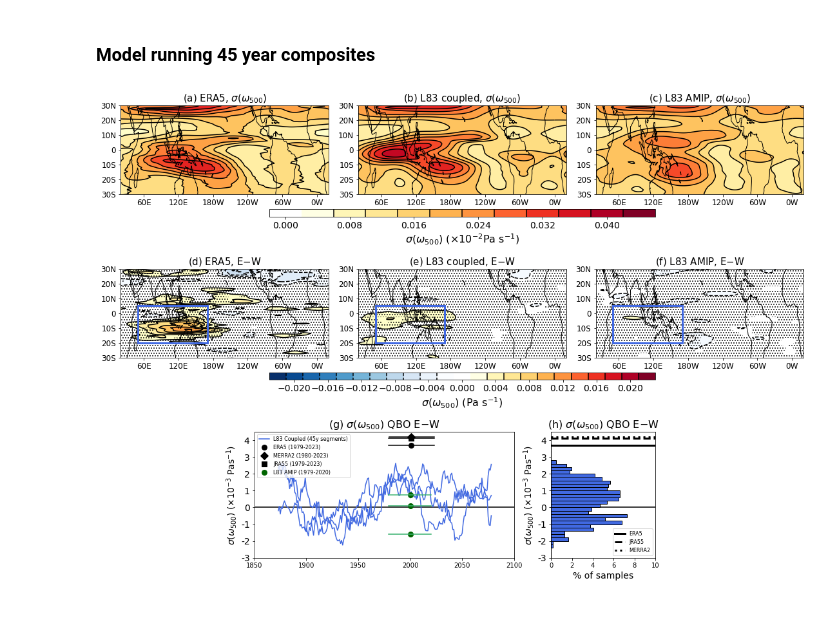
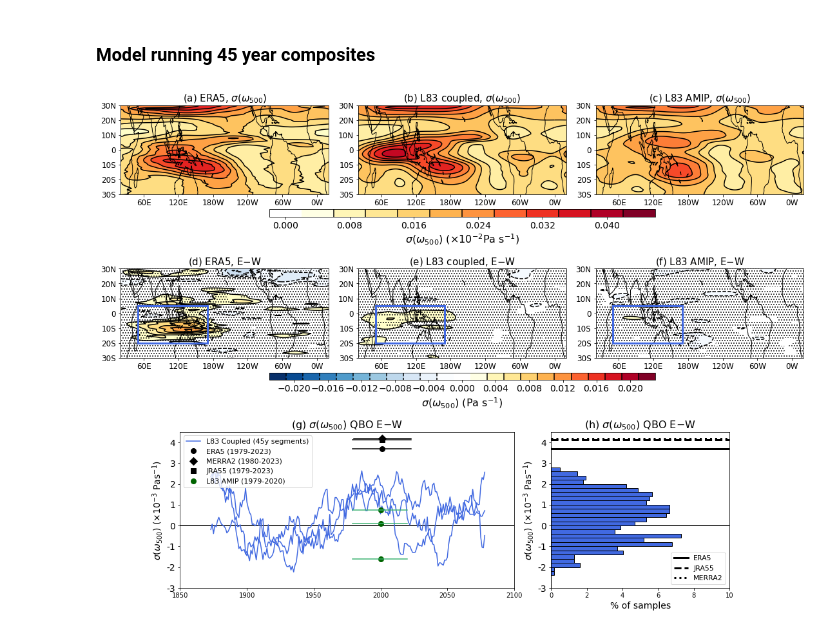
Before and after one commit to islasimpson/CAM7_vertres_paper, a Jupyter notebook: FIGURES/fig18.ipynb, the cells around one changed output. Drawn from its saved outputs; the diff is of its cells as text; code cells hidden in the pictures.

Commit message:
changing the panel and legend size

```diff
--- a/FIGURES/fig18.ipynb
+++ b/FIGURES/fig18.ipynb
@@ -229,7 +229,7 @@ ax = cbars.plotcolorbar(fig, 0.002,-0.022,0.022, '$\sigma(\omega_{500})$ (Pa s$^
                         ticks=[-0.02,-0.016,-0.012,-0.008,-0.004,0,0.004,0.008,0.012,0.016,0.02])
 
 
-ax = fig.add_axes([0.2,0.36,0.35,0.17])
+ax = fig.add_axes([0.1,0.32,0.45,0.21])
 ax.set_ylim(-0.003,0.0045)
 ax.set_xlim(1850,2100)
 ax.set_title('(g) $\sigma(\omega_{500})$ QBO E$-$W', fontsize=16)
@@ -260,34 +260,34 @@ ax.plot(np.arange(0,3,1)*0 + 2000, modelf_avg, "o", color='darkgreen', markersiz
 ax.plot([1979,2020], [modelf_avg.isel(M=0), modelf_avg.isel(M=0)], color='mediumseagreen')
 ax.plot([1979,2020], [modelf_avg.isel(M=1), modelf_avg.isel(M=1)], color='mediumseagreen')
 ax.plot([1979,2020], [modelf_avg.isel(M=2), modelf_avg.isel(M=2)], color='mediumseagreen')
 
 
 
-ax.legend(loc='upper left', fontsize=8)
+ax.legend(loc='upper left', fontsize=11)
 
 modelb_anoms = modelb_running_45y_avg
 modelb_anoms_stack = modelb_anoms.stack(z=("M","year"))
 modelb_anoms_stack = modelb_anoms_stack.dropna('z')
 
-ax = histo.plothisto(fig, modelb_anoms_stack, np.arange(-0.004,0.004,0.0002), 0.6,0.74,0.36, 0.53, orient='vertical', color='royalblue',
+ax = histo.plothisto(fig, modelb_anoms_stack, np.arange(-0.004,0.004,0.0002), 0.6,0.84,0.32, 0.53, orient='vertical', color='royalblue',
                     percent=True, xlim=(0,10), ylim=(-0.003,0.0045), ytitle="$\sigma(\omega_{500})$ ($\\times 10^{-3}$ Pas$^{-1}$)",
                     xtitle="% of samples", title='(h) $\sigma(\omega_{500})$ QBO E$-$W',
                     yticks=[-0.003,-0.002,-0.001,0,0.001,0.002,0.003,0.004],
                     yticklabels=['-3','-2','-1','0','1','2','3','4'])
 
 ax.plot([0,10],[0,0], color='black', zorder=0)
 ax.plot([0,10],[era5_1979_2023_avg, era5_1979_2023_avg],
         color='black', linewidth=3, label='ERA5')
 
 ax.plot([0,10],[jra55_1979_2023_avg, jra55_1979_2023_avg],
         color='black', linestyle='dashed', linewidth=3, label='JRA55')
 
 ax.plot([0,10],[merra2_1980_2023_avg, merra2_1980_2023_avg],
         color='black', linestyle='dotted', linewidth=3, label='MERRA2')
 
-ax.legend(loc='lower right', fontsize=8)
+ax.legend(loc='lower right', fontsize=11)
 
 
 fig.savefig(plotpath+'fig18.pdf', bbox_inches='tight', facecolor='white')
 # %% [output]
-[figure, old version]
+[figure, new version]
```
